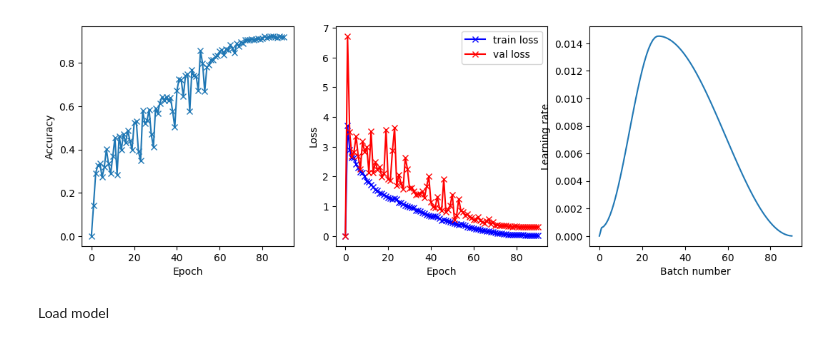
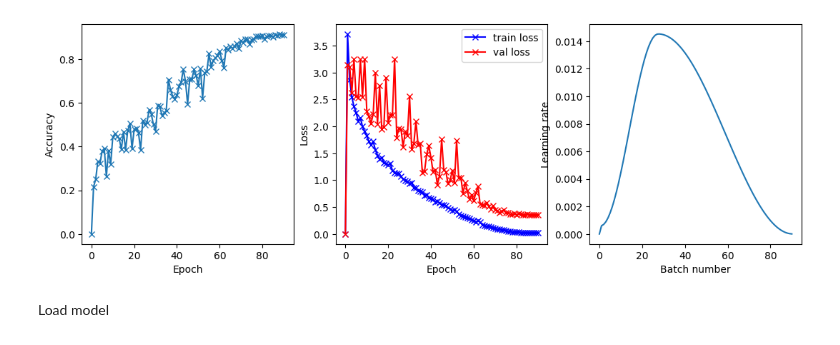
Before and after one commit to b-auricchio/wildlife_indent_cnn, a Jupyter notebook: test.ipynb, the cells around one changed output. Cells and saved outputs as stored; diff of their text form; code cells hidden in the pictures.

```diff
--- a/test.ipynb
+++ b/test.ipynb
@@ -1,12 +1,14 @@
 # %%
 import pandas as pd
-import processing
+import misc
 
-root = './output/resnet_20230219_234307.csv'
-history = pd.read_csv(root)
-processing.plot_history(history)
+filename = 'resnet50_flowers_91.2acc_90epochs_onecycle'
+
+csvroot = './output/'+ filename +'.csv'
+history = pd.read_csv(csvroot)
+misc.plot_history(history)
 # %% [output]
-[figure, old version]
+[figure, new version]
 # %% [markdown]
 Load model
 # %%
```
Also changed, not shown: parts of 7 cells of this notebook, 6 other files.
